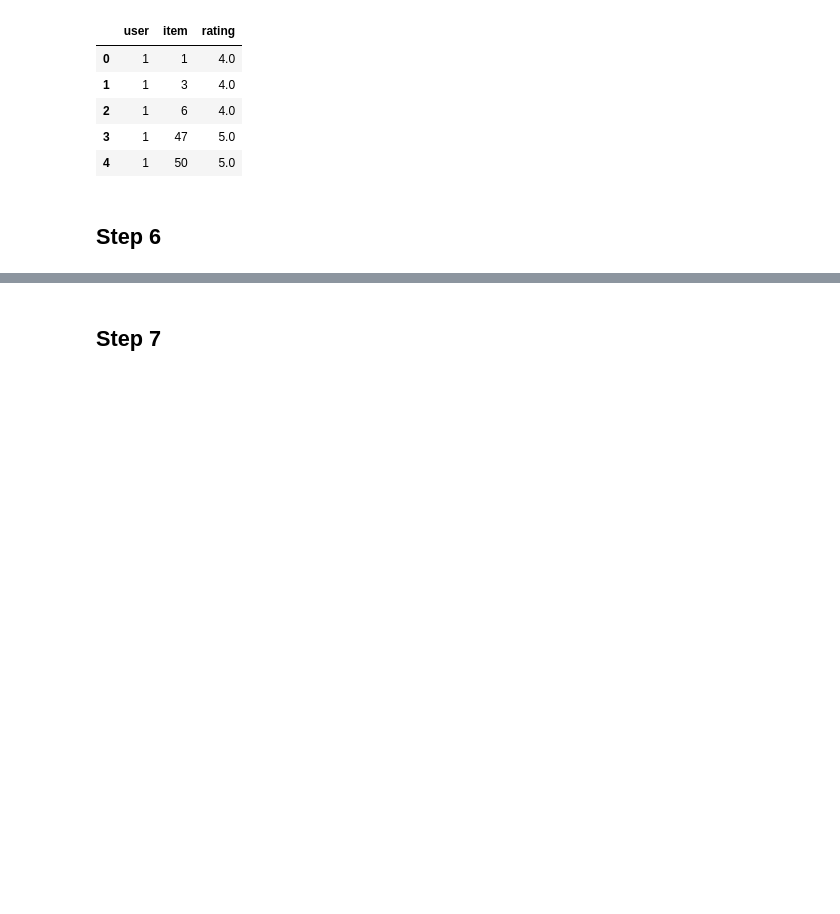
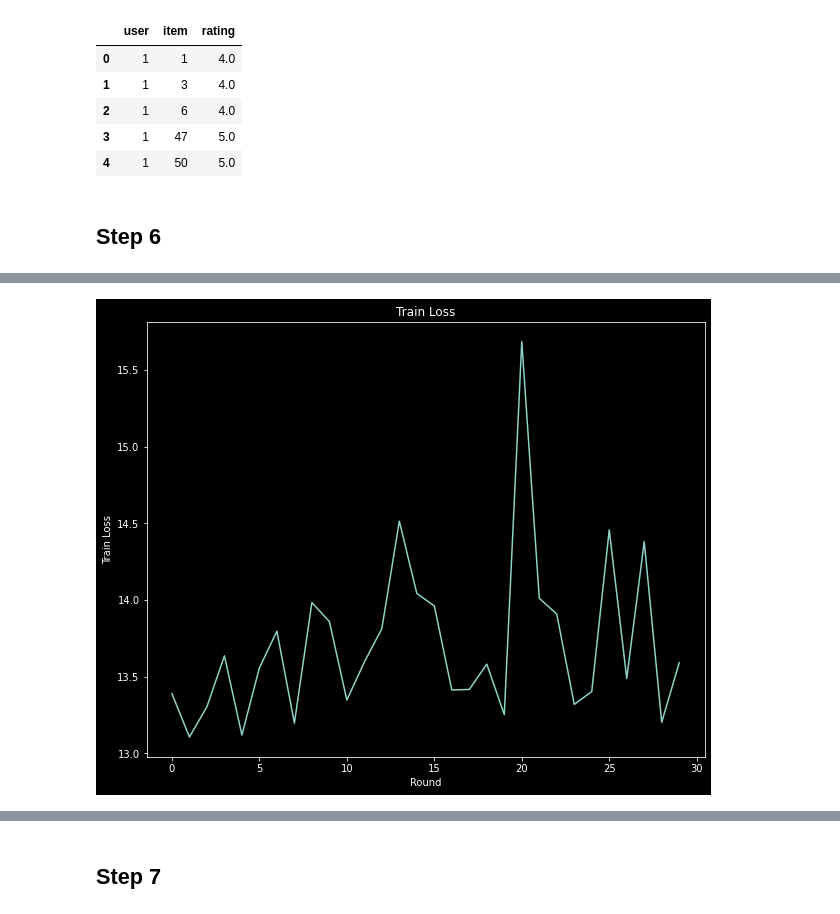
Before and after one commit to ilias-ant/recommender-systems, a Jupyter notebook: federated-learning-based-RS.ipynb, the cells around one changed output, grey strips where cells are left out. Drawn from its saved outputs; the diff is of its cells as text; code cells hidden in the pictures; blank space fills up the shorter version.

```diff
--- a/federated-learning-based-RS.ipynb
+++ b/federated-learning-based-RS.ipynb
@@ -248,0 +245,3 @@ b'Hello, World!'
+# %%
+n_users = len(ratings["user"].unique())
+n_items = len(ratings["item"].unique())
@@ -248,0 +292,6 @@ b'Hello, World!'
+# %%
+iterative_process = tff.learning.build_federated_averaging_process(
+    model_fn,
+    client_optimizer_fn=lambda: tf.keras.optimizers.SGD(learning_rate=0.02),
+    server_optimizer_fn=lambda: tf.keras.optimizers.SGD(learning_rate=1.0),
+)
@@ -248,0 +334,15 @@ b'Hello, World!'
+# %%
+NUM_ROUNDS = 30
+
+train_losses, train_accs = [], []
+
+state = iterative_process.initialize()
+
+for i in range(NUM_ROUNDS):
+    federated_train_data = np.random.choice(
+        tf_trainsets, size=50, replace=False
+    ).tolist()
+    state, metrics = iterative_process.next(state, federated_train_data)
+    print(f"Train round {i}:", metrics["train"])
+    train_losses.append(metrics["train"]["loss"])
+    train_accs.append(metrics["train"]["root_mean_squared_error"])
@@ -248,0 +367,10 @@ b'Hello, World!'
+# %%
+plt.style.use("dark_background")
+plt.rcParams["figure.figsize"] = [10, 8]
+plt.plot(range(NUM_ROUNDS), train_losses)
+plt.ylabel("Train Loss")
+plt.xlabel("Round")
+plt.title("Train Loss")
+plt.show()
+# %% [output]
+[figure, added]
```
Also changed, not shown: parts of 18 cells of this notebook.
